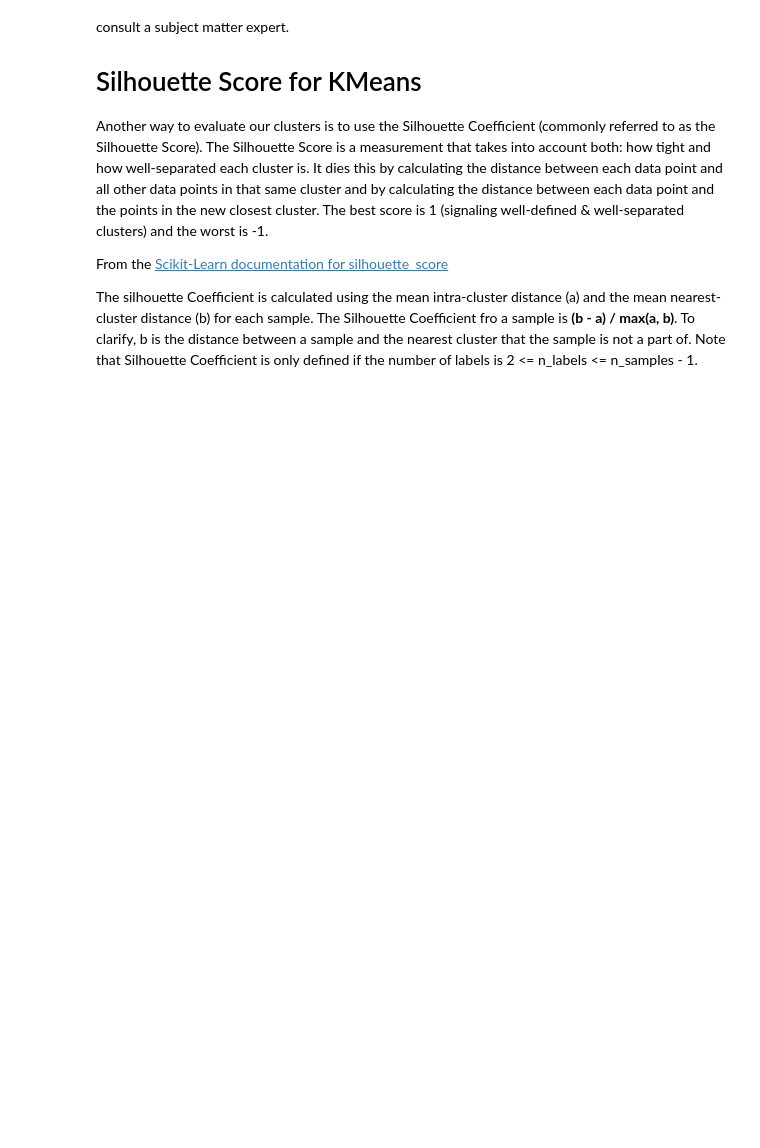
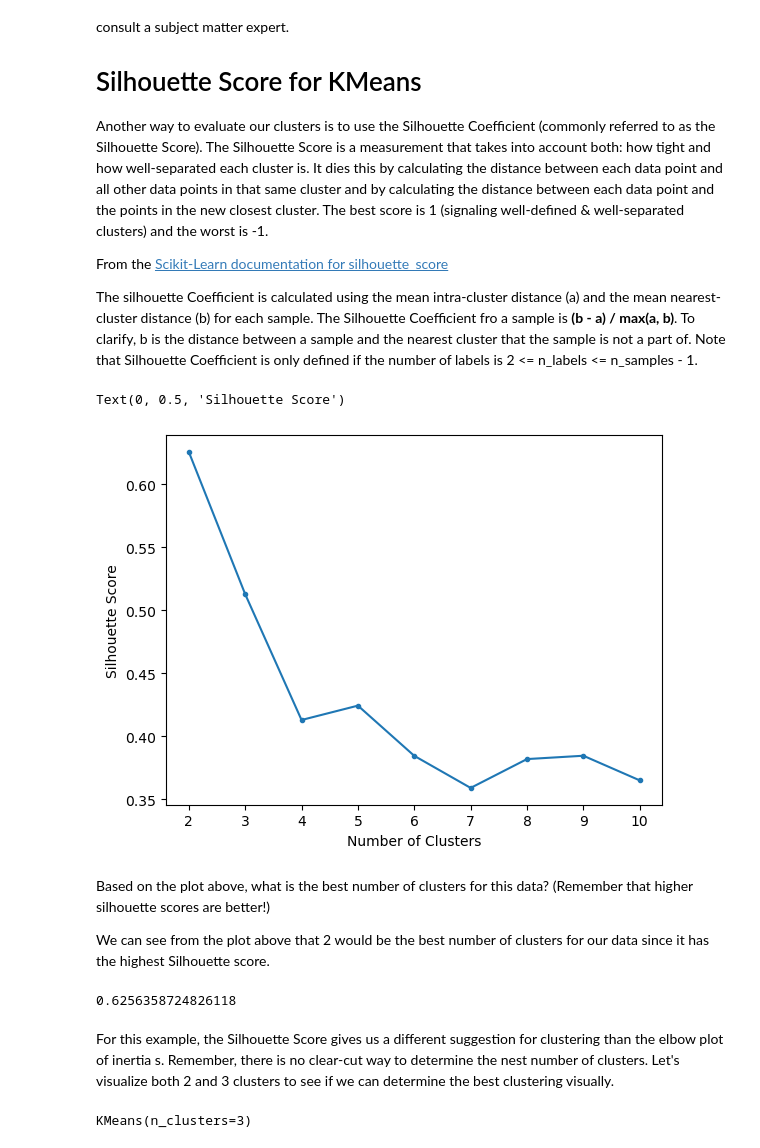
Before and after one commit to zeekwired/Practice, a Jupyter notebook: Clustering Metrics.ipynb, the cells around one changed output. Cells and saved outputs as stored; diff of their text form; code cells hidden in the pictures; blank space fills up the shorter version.

```diff
--- a/Clustering Metrics.ipynb
+++ b/Clustering Metrics.ipynb
@@ -80,3 +80,39 @@ Another way to evaluate our clusters is to use the Silhouette Coefficient (commo
 From the [Scikit-Learn documentation for silhouette_score](https://scikit-learn.org/stable/modules/generated/sklearn.metrics.silhouette_score.html)
 
 The silhouette Coefficient is calculated using the mean intra-cluster distance (a) and the mean nearest-cluster distance (b) for each sample. The Silhouette Coefficient fro a sample is **(b - a) / max(a, b)**. To clarify, b is the distance between a sample and the nearest cluster that the sample is not a part of. Note that Silhouette Coefficient is only defined if the number of labels is 2 <= n_labels <= n_samples - 1.
+# %%
+# Visualize different silhouette scores
+# Save silhouette scores for various cluster numbers in list
+silhouette_scores = []
+for i in range(2,11):
+    kmeans = KMeans(n_clusters = i)
+    kmeans.fit(scaled_df)
+    silhouette_scores.append(silhouette_score(scaled_df, kmeans.labels_))
+# Visualize scores
+plt.plot(range(2,11), silhouette_scores, marker = '.')
+plt.xlabel('Number of Clusters')
+plt.ylabel('Silhouette Score')
+# %% [output]
+Text(0, 0.5, 'Silhouette Score')
+[figure, added]
+# %% [markdown]
+Based on the plot above, what is the best number of clusters for this data? (Remember that higher silhouette scores are better!)
+
+We can see from the plot above that 2 would be the best number of clusters for our data since it has the highest Silhouette score.
+# %%
+# Fit kmeans model with 2 clusters and display the silhouette score
+kmeans = KMeans(n_clusters = 2)
+kmeans.fit(scaled_df)
+silhouette_score(scaled_df, kmeans.labels_)
+# %% [output]
+0.6256358724826118
+# %% [markdown]
+For this example, the Silhouette Score gives us a different suggestion for clustering than the elbow plot of inertia s. Remember, there is no clear-cut way to determine the nest number of clusters. Let's visualize both 2 and 3 clusters to see if we can determine the best clustering visually.
+# %%
+# Fit 2 different KMeans models, one with 2 clusters and one with 3 clusters
+kmeans2 = KMeans(n_clusters = 2)
+kmeans3 = KMeans(n_clusters = 3)
+kmeans2.fit(scaled_df)
+kmeans3.fit(scaled_df)
+# %% [output]
+KMeans(n_clusters=3)
```
Also changed, not shown: parts of 2 cells of this notebook.
